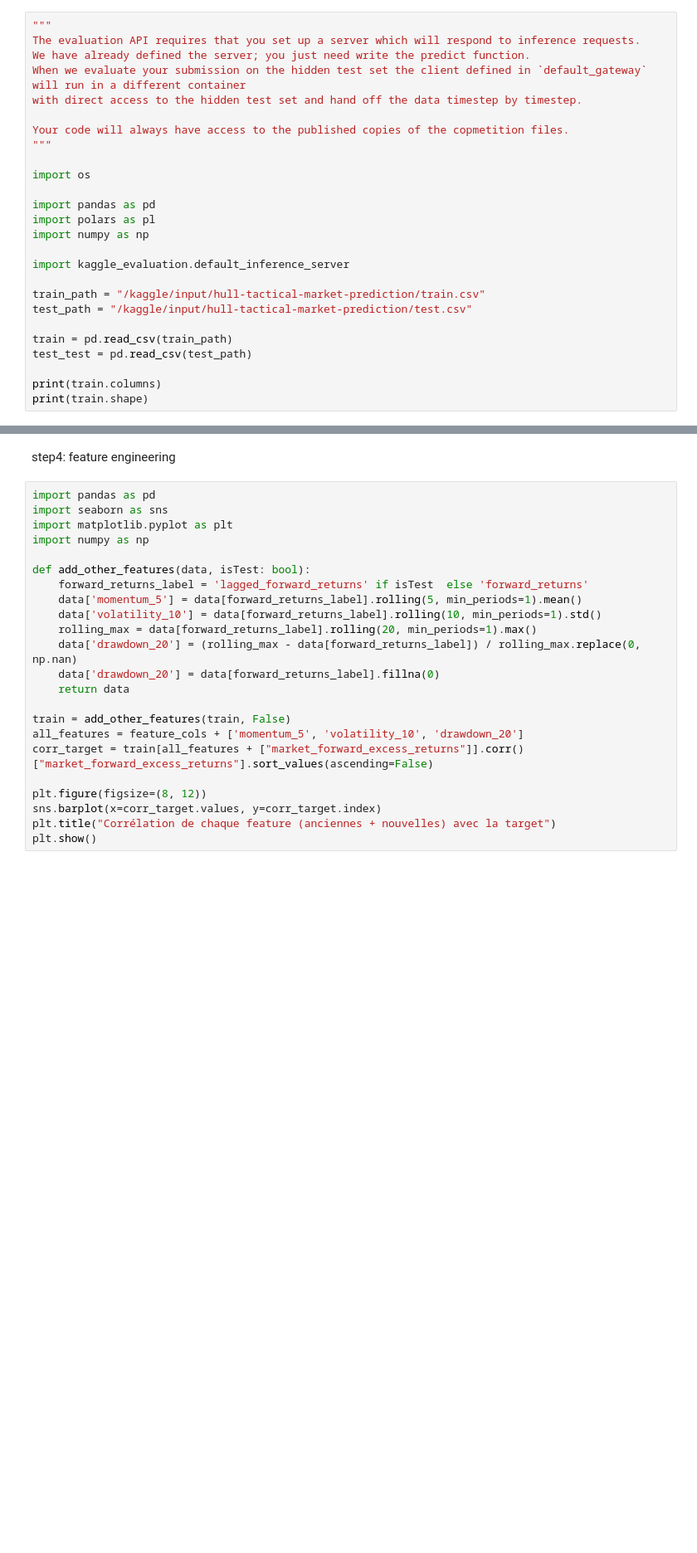
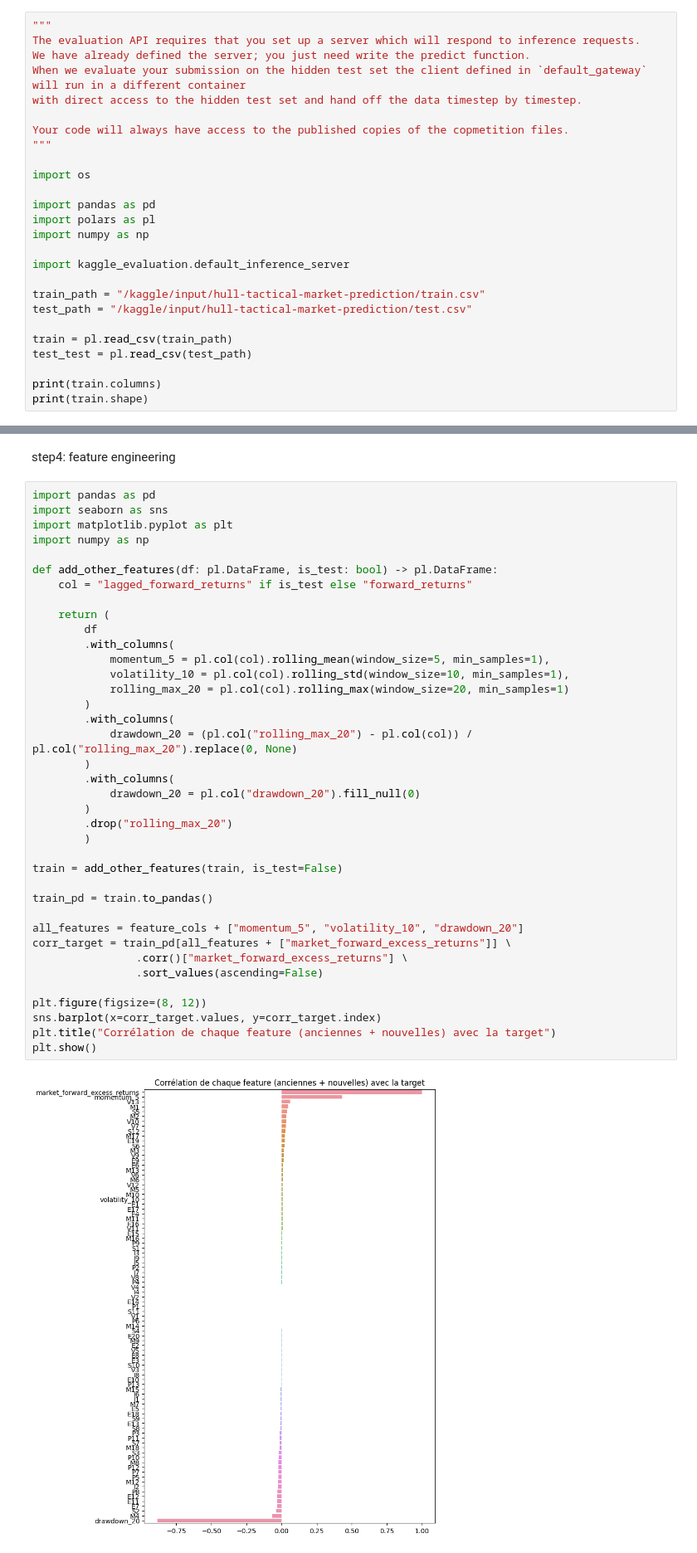
Before and after one commit to Arishkanyam/ML-Project-4, a Jupyter notebook: project-4-mlp.ipynb, the cells around one changed output, grey strips where cells are left out. Shown: that part at 83% size. Cells and saved outputs as stored; diff of their text form; blank space fills up the shorter version.

```diff
--- a/project-4-mlp.ipynb
+++ b/project-4-mlp.ipynb
@@ -19,8 +19,8 @@ import kaggle_evaluation.default_inference_server
 train_path = "/kaggle/input/hull-tactical-market-prediction/train.csv"
 test_path = "/kaggle/input/hull-tactical-market-prediction/test.csv"
 
-train = pd.read_csv(train_path)
-test_test = pd.read_csv(test_path)
+train = pl.read_csv(train_path)
+test_test = pl.read_csv(test_path)
 
 print(train.columns)
 print(train.shape)
@@ -173,24 +184,41 @@ step4: feature engineering
 # %%
 import pandas as pd
 import seaborn as sns
 import matplotlib.pyplot as plt
 import numpy as np
 
-def add_other_features(data, isTest: bool):
-    forward_returns_label = 'lagged_forward_returns' if isTest  else 'forward_returns'
-    data['momentum_5'] = data[forward_returns_label].rolling(5, min_periods=1).mean()
-    data['volatility_10'] = data[forward_returns_label].rolling(10, min_periods=1).std()
-    rolling_max = data[forward_returns_label].rolling(20, min_periods=1).max()
-    data['drawdown_20'] = (rolling_max - data[forward_returns_label]) / rolling_max.replace(0, np.nan)
-    data['drawdown_20'] = data[forward_returns_label].fillna(0)
-    return data
+def add_other_features(df: pl.DataFrame, is_test: bool) -> pl.DataFrame:
+    col = "lagged_forward_returns" if is_test else "forward_returns"
 
-train = add_other_features(train, False)
-all_features = feature_cols + ['momentum_5', 'volatility_10', 'drawdown_20']
-corr_target = train[all_features + ["market_forward_excess_returns"]].corr()["market_forward_excess_returns"].sort_values(ascending=False)
+    return (
+        df
+        .with_columns(
+            momentum_5 = pl.col(col).rolling_mean(window_size=5, min_samples=1),
+            volatility_10 = pl.col(col).rolling_std(window_size=10, min_samples=1),
+            rolling_max_20 = pl.col(col).rolling_max(window_size=20, min_samples=1)
+        )
+        .with_columns(
+            drawdown_20 = (pl.col("rolling_max_20") - pl.col(col)) / pl.col("rolling_max_20").replace(0, None)
+        )
+        .with_columns(
+            drawdown_20 = pl.col("drawdown_20").fill_null(0)
+        )
+        .drop("rolling_max_20")
+        )
+
+train = add_other_features(train, is_test=False)
+
+train_pd = train.to_pandas()
+
+all_features = feature_cols + ["momentum_5", "volatility_10", "drawdown_20"]
+corr_target = train_pd[all_features + ["market_forward_excess_returns"]] \
+                .corr()["market_forward_excess_returns"] \
+                .sort_values(ascending=False)
 
 plt.figure(figsize=(8, 12))
 sns.barplot(x=corr_target.values, y=corr_target.index)
 plt.title("Corrélation de chaque feature (anciennes + nouvelles) avec la target")
 plt.show()
+# %% [output]
+[figure, added]
 # %%
```
Also changed, not shown: parts of 8 cells of this notebook.
